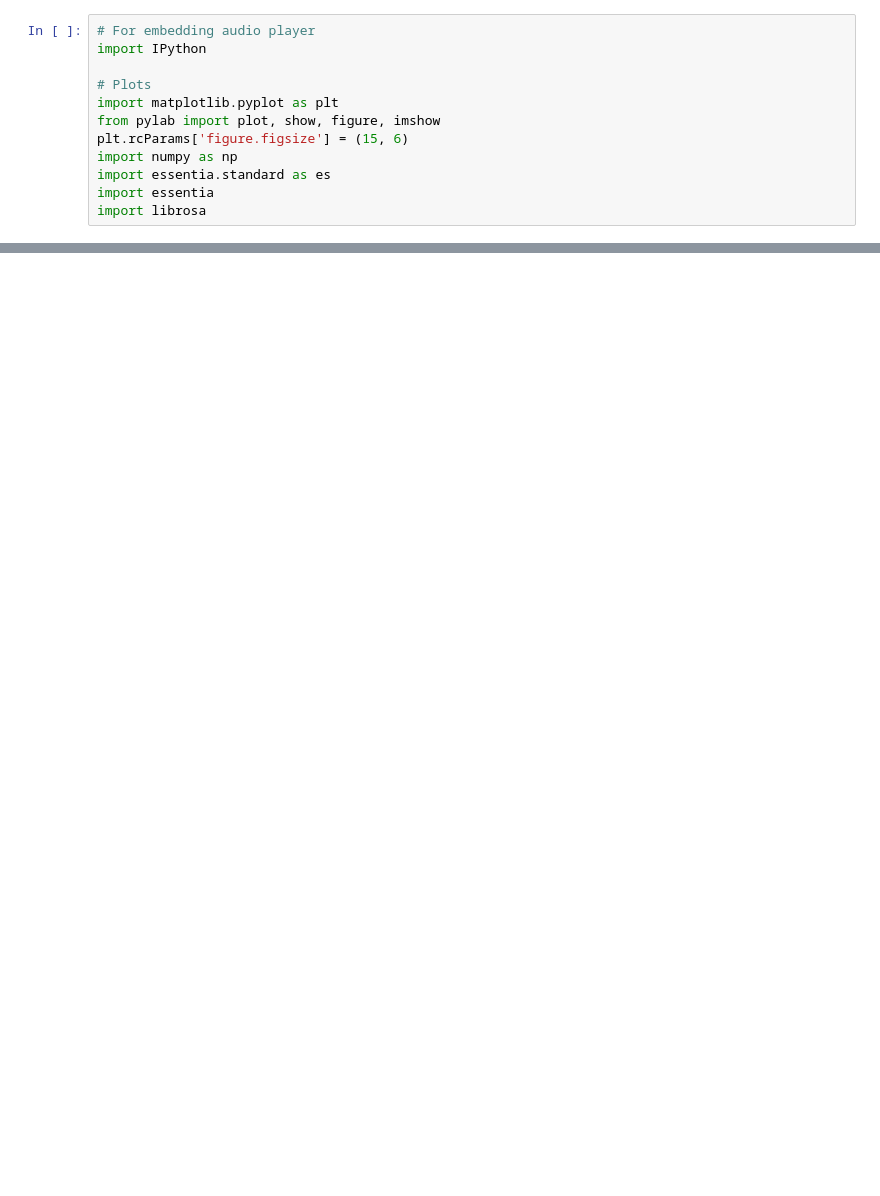
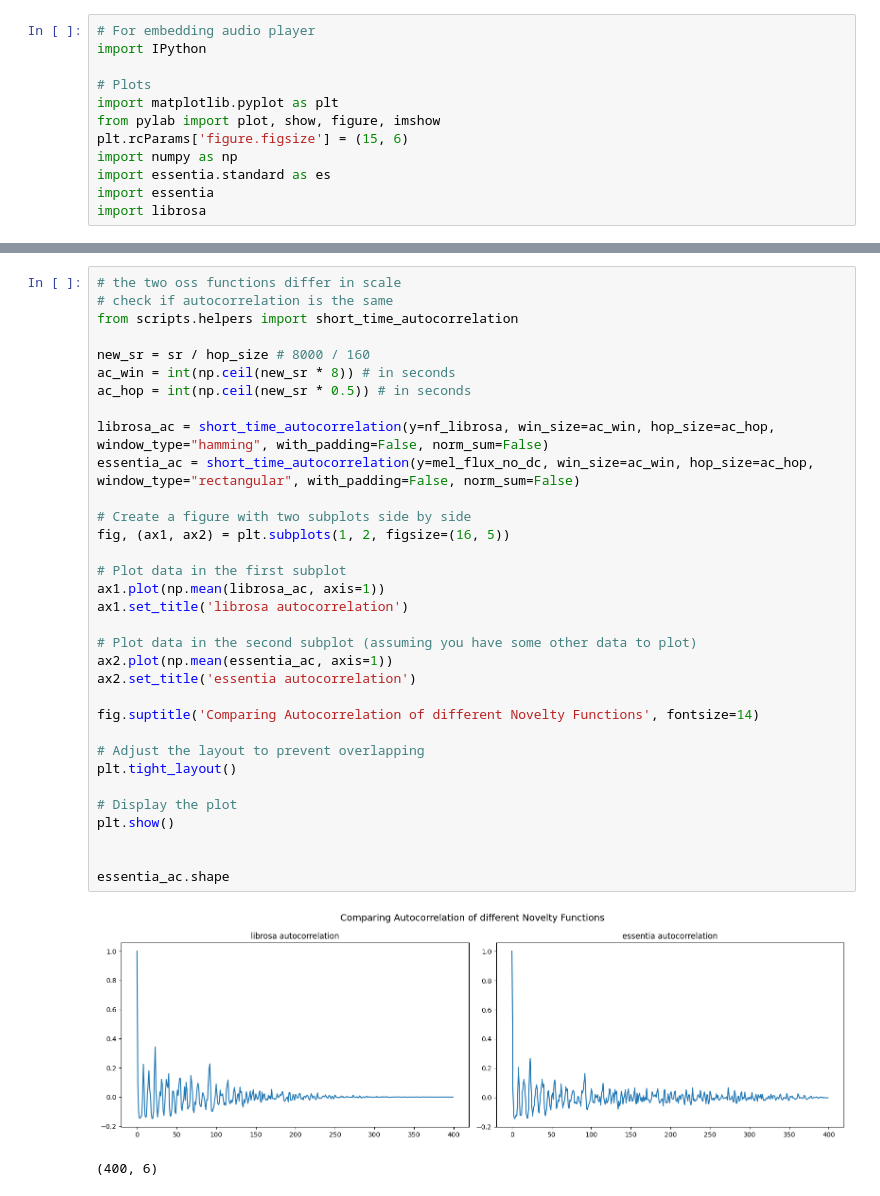
Before and after one commit to Masetto96/rhythmic-pattern-analysis, a Jupyter notebook: essentia_vs_librosa.ipynb, the cells around one changed output, grey strips where cells are left out. Cells and saved outputs as stored; diff of their text form; blank space fills up the shorter version.

```diff
--- a/demo_notebooks/essentia_vs_librosa.ipynb
+++ b/essentia_vs_librosa.ipynb
@@ -73,0 +123,36 @@ ax.legend()
+# %%
+# the two oss functions differ in scale
+# check if autocorrelation is the same
+from scripts.helpers import short_time_autocorrelation
+
+new_sr = sr / hop_size # 8000 / 160
+ac_win = int(np.ceil(new_sr * 8)) # in seconds
+ac_hop = int(np.ceil(new_sr * 0.5)) # in seconds
+
+librosa_ac = short_time_autocorrelation(y=nf_librosa, win_size=ac_win, hop_size=ac_hop, window_type="hamming", with_padding=False, norm_sum=False)
+essentia_ac = short_time_autocorrelation(y=mel_flux_no_dc, win_size=ac_win, hop_size=ac_hop, window_type="rectangular", with_padding=False, norm_sum=False)
+
+# Create a figure with two subplots side by side
+fig, (ax1, ax2) = plt.subplots(1, 2, figsize=(16, 5))
+
+# Plot data in the first subplot
+ax1.plot(np.mean(librosa_ac, axis=1))
+ax1.set_title('librosa autocorrelation')
+
+# Plot data in the second subplot (assuming you have some other data to plot)
+ax2.plot(np.mean(essentia_ac, axis=1))
+ax2.set_title('essentia autocorrelation')
+
+fig.suptitle('Comparing Autocorrelation of different Novelty Functions', fontsize=14)
+
+# Adjust the layout to prevent overlapping
+plt.tight_layout()
+
+# Display the plot
+plt.show()
+
+
+essentia_ac.shape
+# %% [output]
+[figure, added]
+(400, 6)
```
Also changed, not shown: parts of 15 cells of this notebook.
